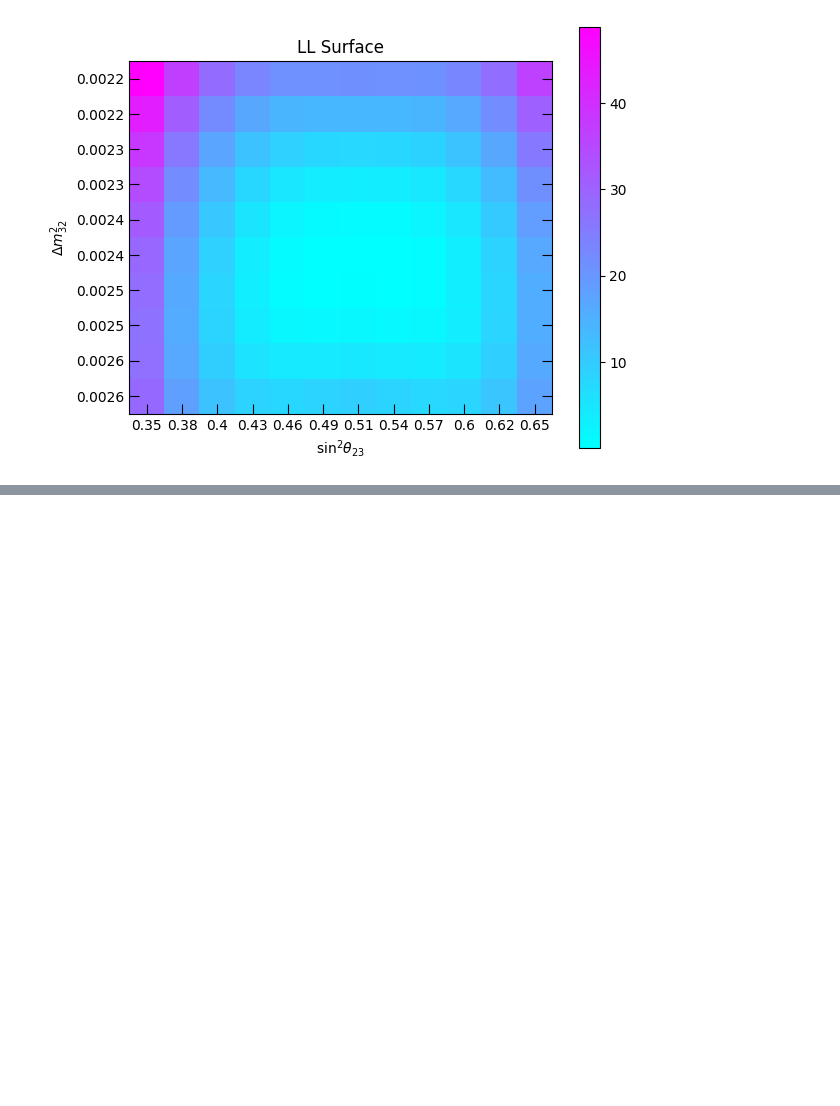
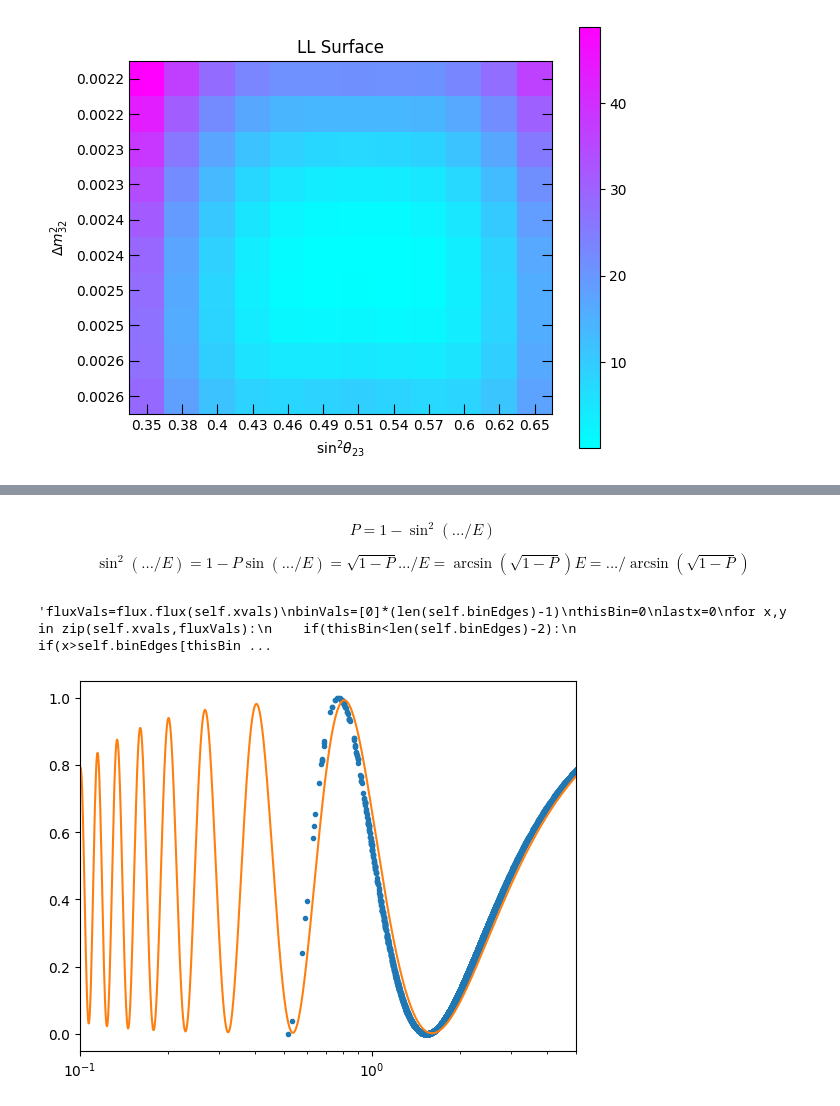
Before and after one commit to aditya-marathe/msci-project, a Jupyter notebook: src/notebooks/least_log_likelihood.ipynb, the cells around one changed output, grey strips where cells are left out. Cells and saved outputs as stored; diff of their text form; code cells hidden in the pictures; blank space fills up the shorter version.

```diff
--- a/src/notebooks/least_log_likelihood.ipynb
+++ b/src/notebooks/least_log_likelihood.ipynb
@@ -195,0 +213,39 @@ plt.tight_layout();
+# %%
+cuts = ana.Cuts.init_nova_cuts()
+# %%
+full_cut_table = cuts.apply_all_cuts(data.table)
+# %%
+energy_spectrum = full_cut_table['rec.energy.numu.lstmnu']
+# %%
+osc_spectrum_weights = 1 - np.sin(1.27 * 2.35E-3 * 810 / energy_spectrum)**2
+# %% [markdown]
+$$
+    P = 1 - \sin^2(... / E)
+$$
+
+$$
+    \sin^2(.../E) = 1 - P
+    \sin(... / E) = \sqrt{1 - P}
+    ... / E = \arcsin(\sqrt{1 - P})
+    E = ... / \arcsin(\sqrt{1 - P})
+$$
+# %%
+"""fluxVals=flux.flux(self.xvals)
+binVals=[0]*(len(self.binEdges)-1)
+thisBin=0
+lastx=0
+for x,y in zip(self.xvals,fluxVals):
+    if(thisBin<len(self.binEdges)-2):
+        if(x>self.binEdges[thisBin+1]):
+            thisBin+=1
+    binVals[thisBin]+=y*(x-lastx)*probcalc(x)
+    lastx=x"""
+# %% [output]
+'fluxVals=flux.flux(self.xvals)\nbinVals=[0]*(len(self.binEdges)-1)\nthisBin=0\nlastx=0\nfor x,y in zip(self.xvals,fluxVals):\n    if(thisBin<len(self.binEdges)-2):\n        if(x>self.binEdges[thisBin ...
+# %%
+plt.plot(energy_spectrum, osc_spectrum_weights, '.')
+plt.plot(np.linspace(0.1, 5, 10_000), mu_survival)
+plt.xlim(0.1, 5)
+plt.xscale('log');
+# %% [output]
+[figure, added]
```
Also changed, not shown: parts of 8 cells of this notebook, 24 other files.
